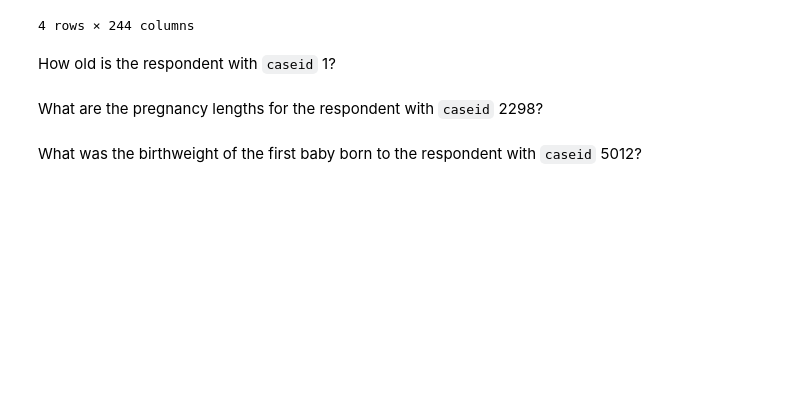
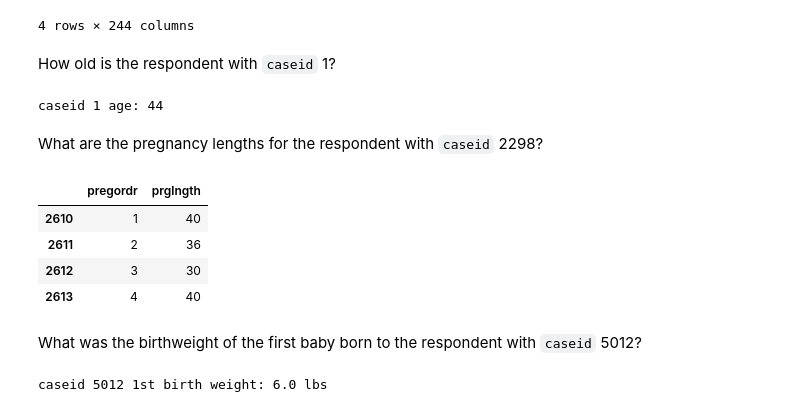
Before and after one commit to Hakuna-Patata/BU_MSDS_PTW, a Jupyter notebook: DSC 530 - Data Exploration and Analysis/Patrick.Weatherford-DSC530/Assignments/Week 3/chap01ex.ipynb, the cells around one changed output. Saved outputs shown, nothing was run; the diff lists cells and outputs as text; code cells hidden in the pictures; blank space fills up the shorter version.

```diff
--- a/DSC 530 - Data Exploration and Analysis/Patrick.Weatherford-DSC530/Assignments/Week 3/chap01ex.ipynb
+++ b/DSC 530 - Data Exploration and Analysis/Patrick.Weatherford-DSC530/Assignments/Week 3/chap01ex.ipynb
@@ -161,3 +192,6 @@ preg.totalwgt_lb.mean()
 Create a new column named <tt>totalwgt_kg</tt> that contains birth weight in kilograms.  Compute its mean.  Remember that when you create a new column, you have to use dictionary syntax, not dot notation.
 # %%
 # Solution goes here
+preg['totalwgt_kg'] = preg['totalwgt_lb'] * 0.453592
+
+preg['totalwgt_kg'].mean()
@@ -207,8 +249,30 @@ How old is the respondent with `caseid` 1?
+# %%
+# Solution goes here
+caseid1_age = resp[resp['caseid']==1].iloc[0]['age_r']
+
+print(f"caseid 1 age: {caseid1_age}")
+# %% [output]
+caseid 1 age: 44
 # %% [markdown]
 What are the pregnancy lengths for the respondent with `caseid` 2298?
 # %%
 # Solution goes here
+caseid_2298 = preg[preg['caseid']==2298][['pregordr','prglngth']]
+
+caseid_2298
+# %% [output]
+|  | pregordr | prglngth |
+| 2610 | 1 | 40 |
+| 2611 | 2 | 36 |
+| 2612 | 3 | 30 |
+| 2613 | 4 | 40 |
 # %% [markdown]
 What was the birthweight of the first baby born to the respondent with `caseid` 5012?
 # %%
 # Solution goes here
+# %%
+caseid_5012 = preg[(preg['caseid']==5012) & (preg['pregordr']==1)].iloc[0]['totalwgt_lb']
+
+print(f"caseid 5012 1st birth weight: {caseid_5012} lbs")
+# %% [output]
+caseid 5012 1st birth weight: 6.0 lbs
```
Also changed, not shown: parts of 12 cells of this notebook, 4 other files.
